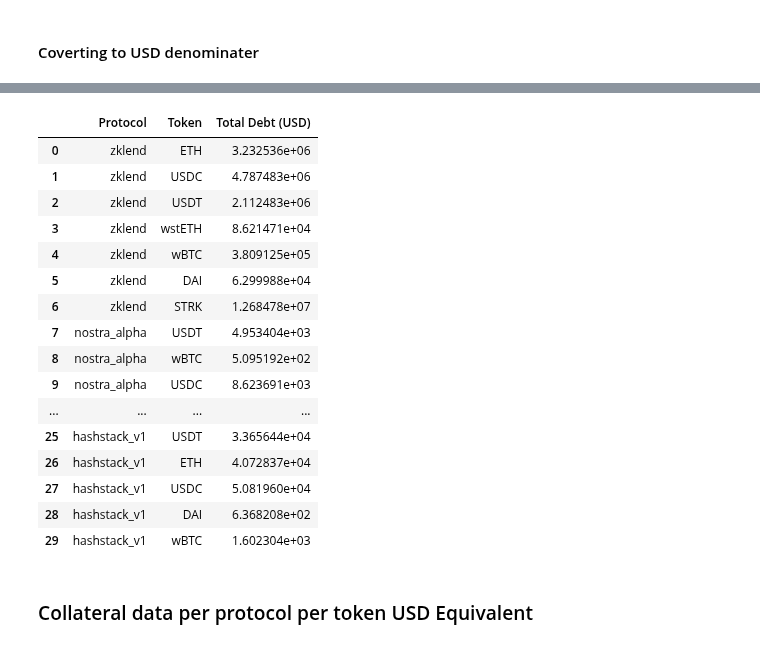
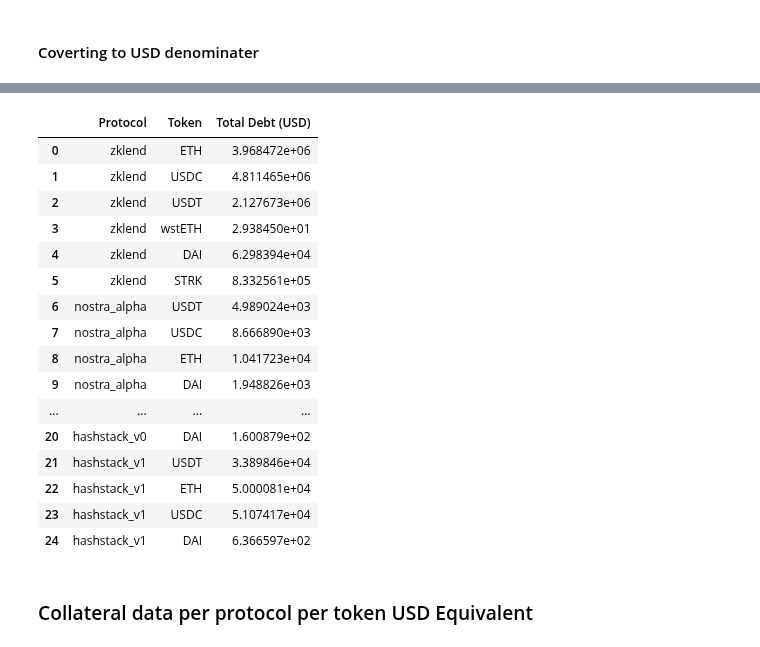
Before and after one commit to CarmineOptions/derisk-research, a Jupyter notebook: apps/legacy_app/notebooks/Analyze_user_behavior_across_different_lending_protocols.ipynb, the cells around one changed output, grey strips where cells are left out. Saved outputs shown, nothing was run; the diff lists cells and outputs as text; code cells hidden in the pictures.

```diff
--- a/apps/legacy_app/notebooks/Analyze_user_behavior_across_different_lending_protocols.ipynb
+++ b/apps/legacy_app/notebooks/Analyze_user_behavior_across_different_lending_protocols.ipynb
@@ -145,7 +130,7 @@ def fetch_prices(collateral_token: str) -> float:
 
     return collateral_token_price
 # %%
-COLLATERAL_TOKENS = ["ETH", "WBTC", "STRK", "USDC", "USDT", "DAI", "DAI V2"]
+COLLATERAL_TOKENS = ["ETH", "WBTC", "STRK", "USDC", "USDT"]
 prices = {}
 for token in COLLATERAL_TOKENS:
     price = fetch_prices(token)
@@ -261,7 +251,7 @@ plot_venn_diagram(liquidity_user_sets, 'Users Providing Liquidity Across Top 3 P
 #### Users Borrowing Behavior and their Protocols
 # %%
 # Subset the DataFrame for users who have debt
-debt_data = df_loans[df_loans['Debt (USD)'] > 0]
+debt_data = loans[loans['Debt (USD)'] > 0]
 
 # Initialize a dictionary to store users and their associated protocols for debt
 user_protocols_debt = defaultdict(set)
@@ -351,9 +333,9 @@ plot_capital(borrowed_capital, 'Total Borrowed Capital Across Protocols (Logirat
 #### To Analyze the amounts stacked on a per token basis across the protocols
 # %%
 # List of tokens
-tokens = ["ETH", "wBTC", "USDC", "DAI", "USDT", "wstETH", "LORDS", "STRK", "UNO", "ZEND"]
+tokens = ["ETH", "WBTC", "USDC", "DAI", "USDT", "wstETH", "LORDS", "STRK"]
 
-def parse_token_amounts(column, protocol_column, tokens):
+def parse_token_amounts(column: pd.Series, protocol_column: pd.Series, tokens: list) -> defaultdict:
     token_amounts = defaultdict(lambda: defaultdict(float))
     for entry, protocol in zip(column, protocol_column):
         for token in tokens:
@@ -363,8 +345,8 @@ def parse_token_amounts(column, protocol_column, tokens):
     return token_amounts
 
 # Extract token amounts for collateral and debt
-collateral_amounts = parse_token_amounts(df_loans['Collateral'], df_loans['Protocol'], tokens)
-debt_amounts = parse_token_amounts(df_loans['Debt'], df_loans['Protocol'], tokens)
+collateral_amounts = parse_token_amounts(loans['Collateral'], loans['Protocol'], tokens)
+debt_amounts = parse_token_amounts(loans['Debt'], loans['Protocol'], tokens)
 # %%
 # agregating the data
 # Convert the aggregated data to DataFrame for better readability
@@ -395,33 +377,15 @@ print(collateral_df, debt_df, sep='\n')
 # %% [markdown]
 #### Coverting to USD denominater
 # %%
-token_ids = []
 for token in tokens:
-    if token == 'DAI':
-        token_ids.append('dai')
-    elif token == 'ETH':
-        token_ids.append('ethereum')
-    elif token == 'USDC':
-        token_ids.append('usd-coin')
-    elif token == 'USDT':
-        token_ids.append('tether')
-    elif token == 'wBTC':
-        token_ids.append('wrapped-bitcoin')
-    elif token == 'LORDS':
-        token_ids.append('lords')
-    elif token == 'STRK':
-        token_ids.append('strike')
-    elif token == 'wstETH':
-        token_ids.append('wrapped-steth')
-    elif token == 'ZEND':
-        token_ids.append('zenad')
-    elif token == 'UNO':
-        token_ids.append('uno-re')
+    if token == 'wstETH':
+        tokens.remove(token)
+        tokens.append('wrapped-steth'.upper())
 #print(token_ids)
 
 # Total Collateral (USD)
-for token, token_id in zip(tokens,token_ids):
-    val = collateral_df[collateral_df['Token'] == token].loc[:, 'Total Collateral (USD)'] * prices[token_id]['usd']
+for token in tokens:
+    val = collateral_df[collateral_df['Token'] == token].loc[:, 'Total Collateral (USD)'] * prices[token]
     collateral_df.loc[collateral_df['Token'] == token, 'Total Collateral (USD)'] = val
 collateral_df
 # %% [output]
@@ -445,27 +409,27 @@ collateral_df
 # %%
 # Total Debt (USD)
-for token, token_id in zip(tokens,token_ids):
-    val = debt_df[debt_df['Token'] == token].loc[:, 'Total Debt (USD)'] * prices[token_id]['usd']
+for token in tokens:
+    val = debt_df[debt_df['Token'] == token].loc[:, 'Total Debt (USD)'] * prices[token]
     debt_df.loc[debt_df['Token'] == token, 'Total Debt (USD)'] = val
 debt_df
 # %% [output]
 |  | Protocol | Token | Total Debt (USD) |
-| 0 | zklend | ETH | 3.232536e+06 |
-| 1 | zklend | USDC | 4.787483e+06 |
-| 2 | zklend | USDT | 2.112483e+06 |
-| 3 | zklend | wstETH | 8.621471e+04 |
-| 4 | zklend | wBTC | 3.809125e+05 |
-| 5 | zklend | DAI | 6.299988e+04 |
-| 6 | zklend | STRK | 1.268478e+07 |
-| 7 | nostra_alpha | USDT | 4.953404e+03 |
-| 8 | nostra_alpha | wBTC | 5.095192e+02 |
-| 9 | nostra_alpha | USDC | 8.623691e+03 |
+| 0 | zklend | ETH | 3.968472e+06 |
+| 1 | zklend | USDC | 4.811465e+06 |
+| 2 | zklend | USDT | 2.127673e+06 |
+| 3 | zklend | wstETH | 2.938450e+01 |
+| 4 | zklend | DAI | 6.298394e+04 |
+| 5 | zklend | STRK | 8.332561e+05 |
+| 6 | nostra_alpha | USDT | 4.989024e+03 |
+| 7 | nostra_alpha | USDC | 8.666890e+03 |
+| 8 | nostra_alpha | ETH | 1.041723e+04 |
+| 9 | nostra_alpha | DAI | 1.948826e+03 |
 | ... | ... | ... | ... |
-| 25 | hashstack_v1 | USDT | 3.365644e+04 |
-| 26 | hashstack_v1 | ETH | 4.072837e+04 |
-| 27 | hashstack_v1 | USDC | 5.081960e+04 |
-| 28 | hashstack_v1 | DAI | 6.368208e+02 |
-| 29 | hashstack_v1 | wBTC | 1.602304e+03 |
+| 20 | hashstack_v0 | DAI | 1.600879e+02 |
+| 21 | hashstack_v1 | USDT | 3.389846e+04 |
+| 22 | hashstack_v1 | ETH | 5.000081e+04 |
+| 23 | hashstack_v1 | USDC | 5.107417e+04 |
+| 24 | hashstack_v1 | DAI | 6.366597e+02 |
 # %% [markdown]
 ### Collateral data per protocol per token USD Equivalent
 # %%
```
Also changed, not shown: parts of 18 cells of this notebook.
